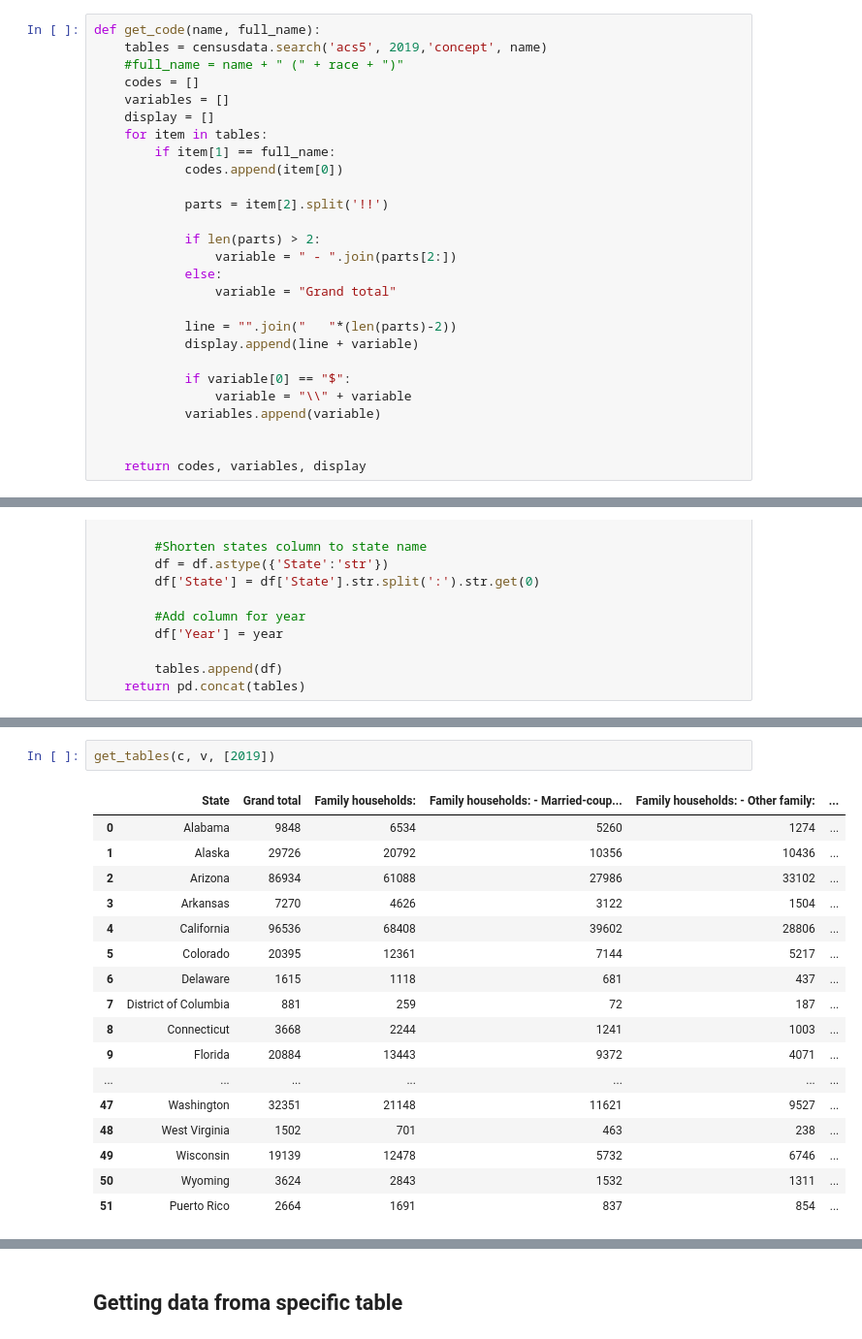
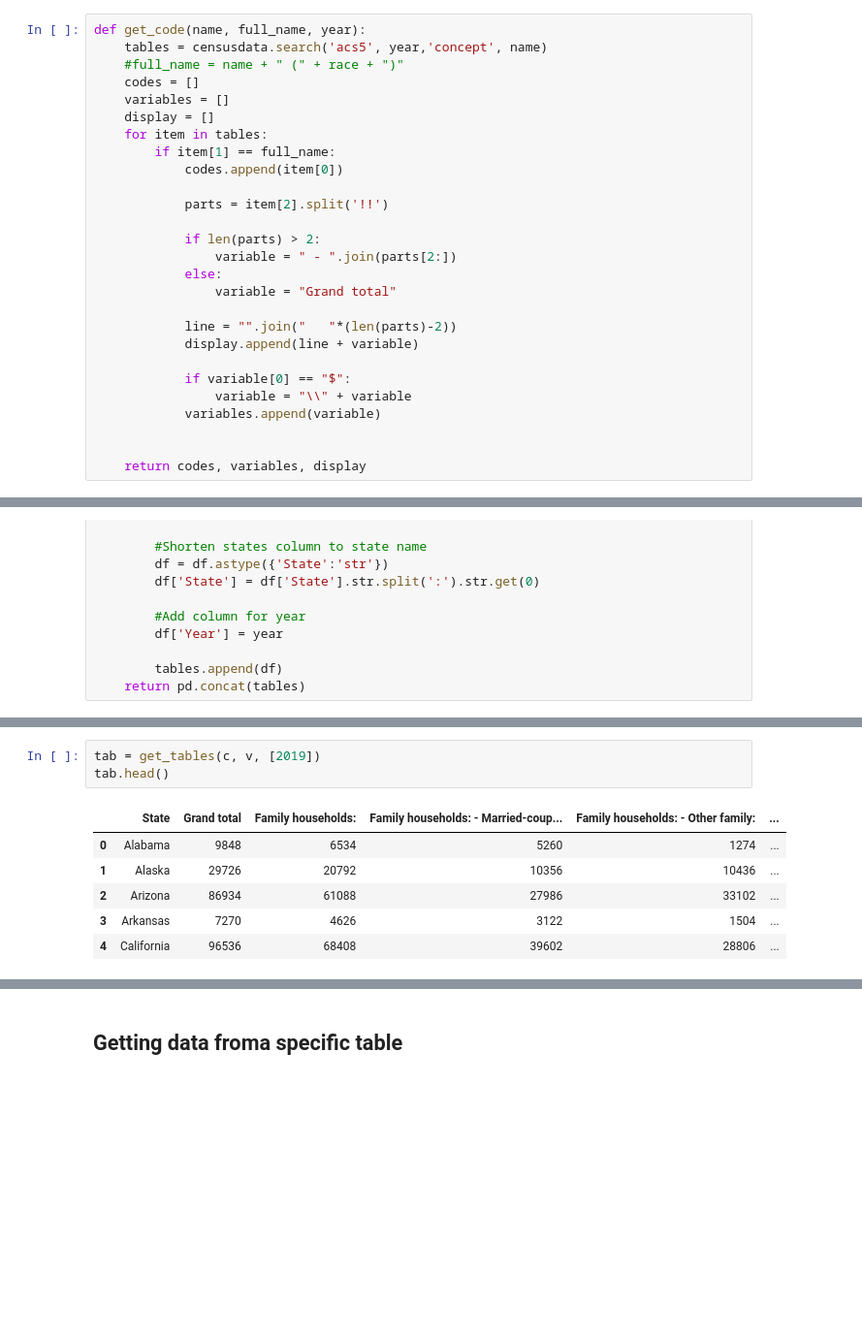
Before and after one commit to asmit-a/pic-16b-project, a Jupyter notebook: webapp_download.ipynb, the cells around one changed output, grey strips where cells are left out. Shown at 97% size. Drawn from its saved outputs; the diff is of its cells as text; blank space fills up the shorter version.

```diff
--- a/webapp_download.ipynb
+++ b/webapp_download.ipynb
@@ -109,6 +105,6 @@ see_tables(2019, "household")
 # %%
-def get_code(name, full_name):
-    tables = censusdata.search('acs5', 2019,'concept', name)
+def get_code(name, full_name, year):
+    tables = censusdata.search('acs5', year,'concept', name)
     #full_name = name + " (" + race + ")"
     codes = []
     variables = []
@@ -238,20 +242,10 @@ TypeError: can only concatenate list (not "str") to list
 # %%
-get_tables(c, v, [2019])
+tab = get_tables(c, v, [2019])
+tab.head()
 # %% [output]
 |  | State | Grand total | Family households: | Family households: - Married-coup... | Family households: - Other family: | ... |
 | 0 | Alabama | 9848 | 6534 | 5260 | 1274 | ... |
 | 1 | Alaska | 29726 | 20792 | 10356 | 10436 | ... |
 | 2 | Arizona | 86934 | 61088 | 27986 | 33102 | ... |
 | 3 | Arkansas | 7270 | 4626 | 3122 | 1504 | ... |
 | 4 | California | 96536 | 68408 | 39602 | 28806 | ... |
-| 5 | Colorado | 20395 | 12361 | 7144 | 5217 | ... |
-| 6 | Delaware | 1615 | 1118 | 681 | 437 | ... |
-| 7 | District of Columbia | 881 | 259 | 72 | 187 | ... |
-| 8 | Connecticut | 3668 | 2244 | 1241 | 1003 | ... |
-| 9 | Florida | 20884 | 13443 | 9372 | 4071 | ... |
-| ... | ... | ... | ... | ... | ... | ... |
-| 47 | Washington | 32351 | 21148 | 11621 | 9527 | ... |
-| 48 | West Virginia | 1502 | 701 | 463 | 238 | ... |
-| 49 | Wisconsin | 19139 | 12478 | 5732 | 6746 | ... |
-| 50 | Wyoming | 3624 | 2843 | 1532 | 1311 | ... |
-| 51 | Puerto Rico | 2664 | 1691 | 837 | 854 | ... |
```
Also changed, not shown: parts of 6 cells of this notebook.
